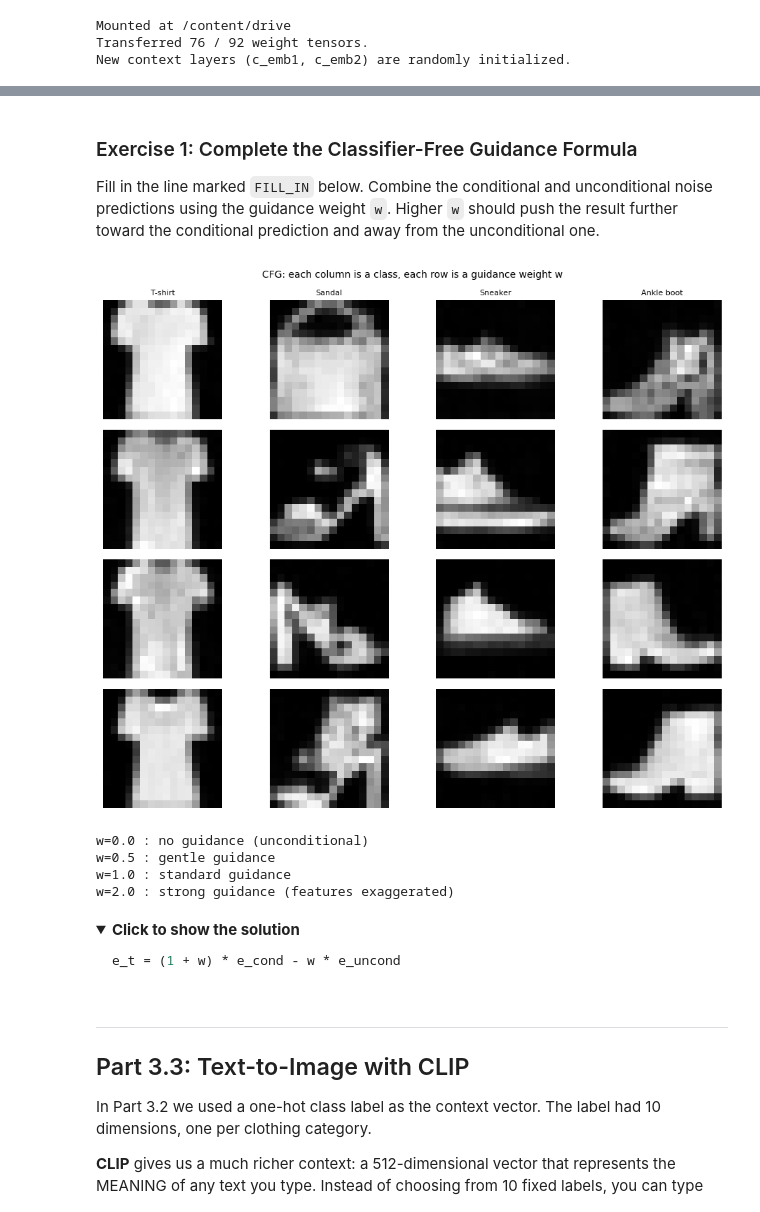
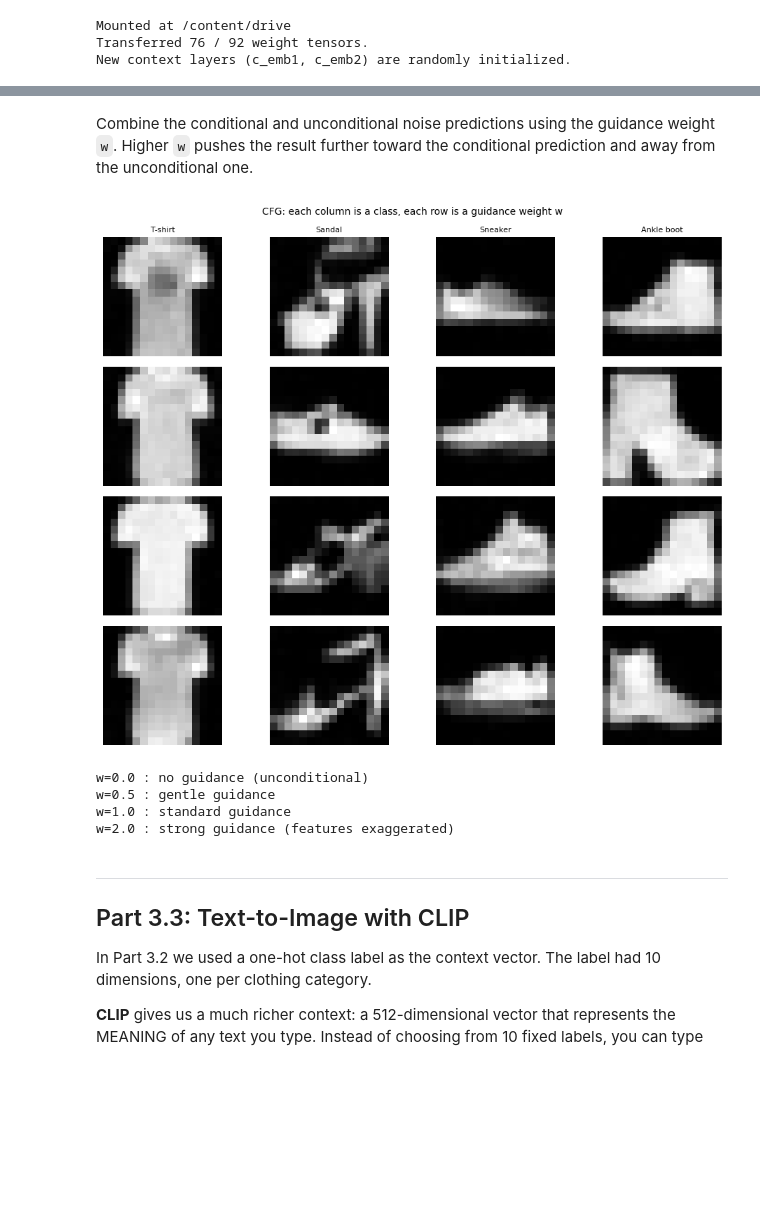
Before and after one commit to janid/workshop-genai, a Jupyter notebook: notebooks/Part3_ConditionalGeneration_CLIP.ipynb, the cells around one changed output, grey strips where cells are left out. Drawn from its saved outputs; the diff is of its cells as text; code cells hidden in the pictures; folded sections open; blank space fills up the shorter version.

````diff
--- a/notebooks/Part3_ConditionalGeneration_CLIP.ipynb
+++ b/notebooks/Part3_ConditionalGeneration_CLIP.ipynb
@@ -303,11 +305,6 @@ Epoch 3/3 | loss: 0.06946
 Fine-tuning done.
 # %% [markdown]
-### Exercise 1: Complete the Classifier-Free Guidance Formula
-
-Fill in the line marked `FILL_IN` below.
-Combine the conditional and unconditional noise predictions using the
-guidance weight `w`. Higher `w` should push the result further toward
-the conditional prediction and away from the unconditional one.
+Combine the conditional and unconditional noise predictions using the guidance weight `w`. Higher `w` pushes the result further toward the conditional prediction and away from the unconditional one.
 # %%
 # Generate with different guidance weights
 # Rows = w values, Columns = selected clothing classes
@@ -332,55 +329,45 @@ def sample_w(model, c_hot, w_values, img_ch=IMG_CH, img_size=IMG_SIZE, T=T):
         m2 = torch.cat([torch.ones_like(c), torch.zeros_like(c)], dim=0)
         e2 = model(x2, t2, c2, m2)
         e_cond, e_uncond = e2[:n], e2[n:]
-        # FILL_IN: combine e_cond and e_uncond using guidance weight w
-        # Hint: e_t = (1 + w) * (conditional) - w * (unconditional)
-        e_t = FILL_IN
+        e_t = (1 + w) * e_cond - w * e_uncond
         x_t = reverse_q(x_t, t, e_t)
 
     return x_t   # [n_w * n_classes, ch, h, w]
 
 
 # Show 4 classes x 4 guidance weights
 selected = [0, 5, 7, 9]   # T-shirt, Sandal, Sneaker, Ankle boot
 w_values = [0.0, 0.5, 1.0, 2.0]
 
 c_indices = torch.tensor(selected).to(device)
 c_hot, _ = get_context_mask(c_indices, 0.0, N_CLASSES)
 
 x_gen = sample_w(model_cfg, c_hot, w_values)
 n_classes, n_w = len(selected), len(w_values)
 
 fig, axes = plt.subplots(n_w, n_classes, figsize=(10, 8))
 for row in range(n_w):
     for col in range(n_classes):
         idx = row * n_classes + col
         axes[row, col].imshow(((x_gen[idx]+1)/2).clamp(0,1).squeeze().cpu(), cmap='gray')
         if row == 0: axes[row, col].set_title(CLASS_NAMES[selected[col]], fontsize=8)
         if col == 0: axes[row, col].set_ylabel(f'w = {w_values[row]}', fontsize=8)
         axes[row, col].axis('off')
 
 plt.suptitle('CFG: each column is a class, each row is a guidance weight w', fontsize=10)
 plt.tight_layout()
 plt.show()
 
 print('w=0.0 : no guidance (unconditional)')
 print('w=0.5 : gentle guidance')
 print('w=1.0 : standard guidance')
 print('w=2.0 : strong guidance (features exaggerated)')
 # %% [output]
-[figure, old version]
+[figure, new version]
 w=0.0 : no guidance (unconditional)
 w=0.5 : gentle guidance
 w=1.0 : standard guidance
 w=2.0 : strong guidance (features exaggerated)
-# %% [markdown]
-<details>
-<summary><b>Click to show the solution</b></summary>
-
-```python
-e_t = (1 + w) * e_cond - w * e_uncond
-```
-</details>
 # %% [markdown]
 ---
 
````
Also changed, not shown: parts of 19 cells of this notebook, 12 other files.
